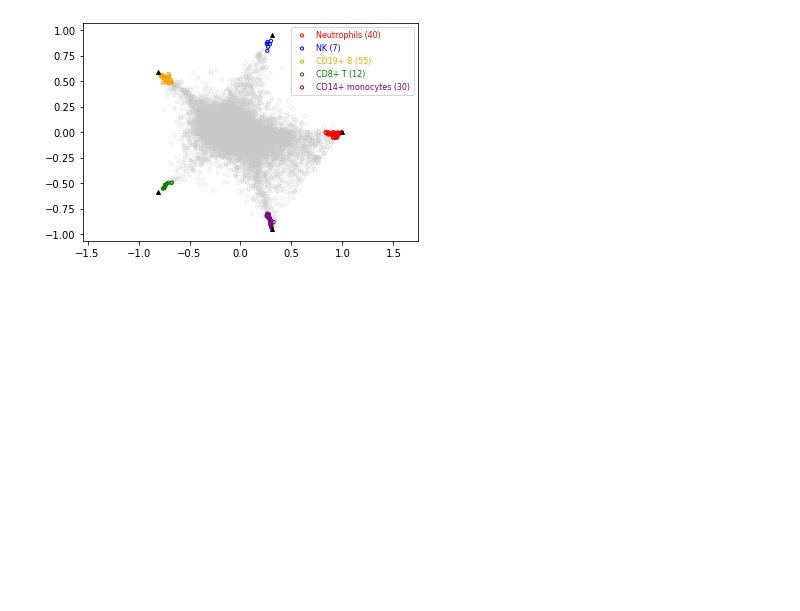
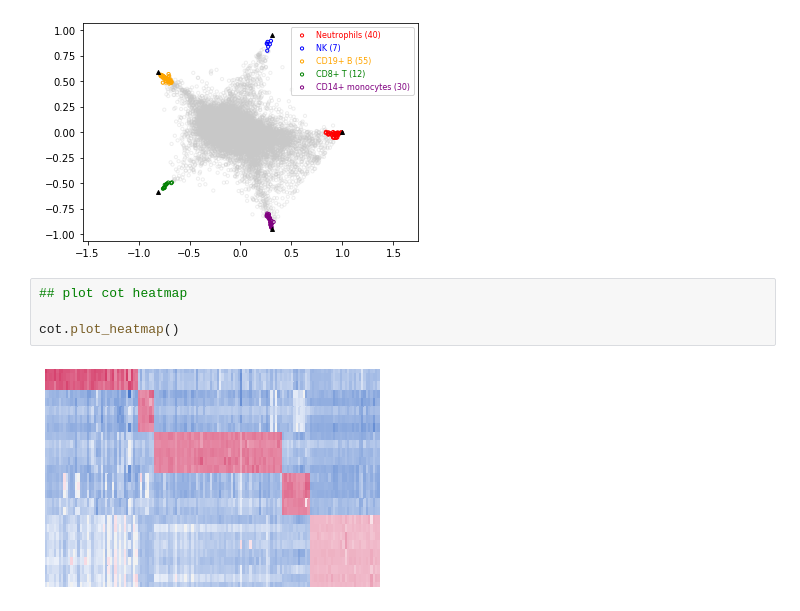
Before and after one commit to MintaYLu/COT, a Jupyter notebook: Example_GSE28490.ipynb, the cells around one changed output. Cells and saved outputs as stored; diff of their text form; blank space fills up the shorter version.

```diff
--- a/Example_GSE28490.ipynb
+++ b/Example_GSE28490.ipynb
@@ -62,6 +62,12 @@ cot.plot_simplex()
 # %% [output]
 COT: marker generated.
 [figure]
+# %%
+## plot cot heatmap
+
+cot.plot_heatmap()
+# %% [output]
+[figure, added]
 # %%
 ## or, use the COT pipeline
 
```
Also changed, not shown: parts of 8 cells of this notebook, 1 other file.
